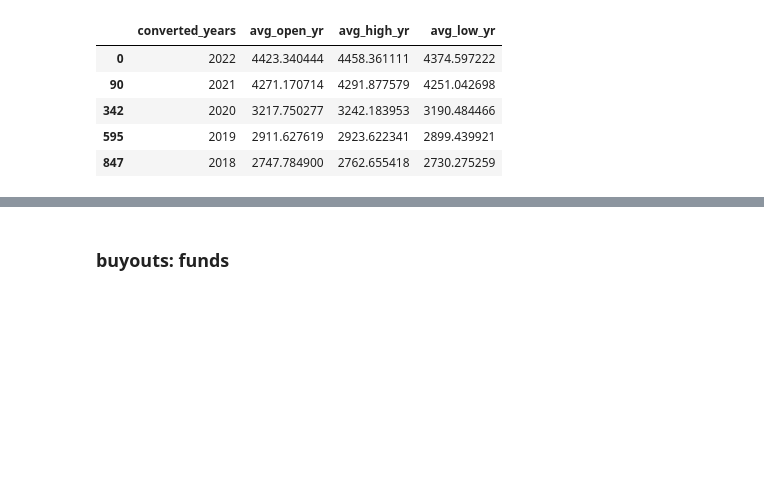
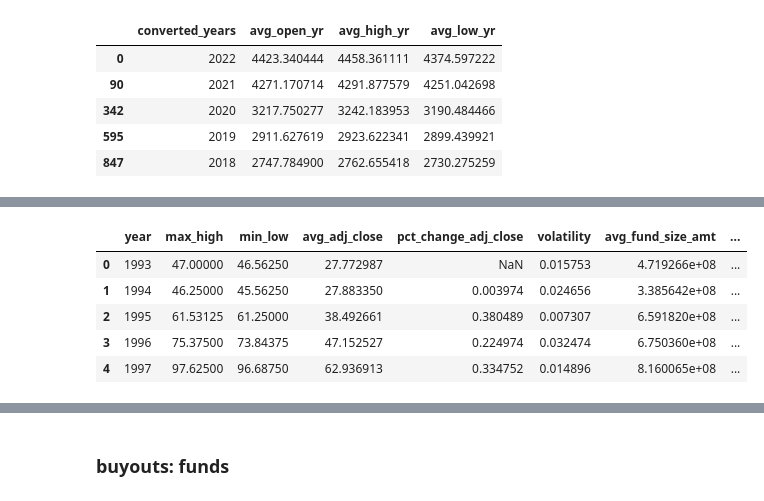
Before and after one commit to anjanaiyer/svb_practicum, a Jupyter notebook: buyouts/buyouts_sp_test.ipynb, the cells around one changed output, grey strips where cells are left out. Saved outputs shown, nothing was run; the diff lists cells and outputs as text; code cells hidden in the pictures; blank space fills up the shorter version.

```diff
--- a/buyouts/buyouts_sp_test.ipynb
+++ b/buyouts/buyouts_sp_test.ipynb
@@ -140,0 +211,5 @@ See the caveats in the documentation: https://pandas.pydata.org/pandas-docs/stab
+# %%
+## goal when investing: low volatility
+
+df_agg['volatility'] = (df_agg['max_high'] - df_agg['min_low']) / df_agg['avg_adj_close']
+df_agg.head()
@@ -140,0 +223,3 @@ See the caveats in the documentation: https://pandas.pydata.org/pandas-docs/stab
+# %%
+df_agg['year'] = df_agg['year'].astype(int)
+df_agg.head()
@@ -140,0 +233,7 @@ See the caveats in the documentation: https://pandas.pydata.org/pandas-docs/stab
+# %%
+## year by year LP commitments
+
+df_lp = pd.read_csv('buyouts_lp/buyouts_lp_csv/lp_commitments.csv')
+df_lp = df_lp.sort_values('vintage_year', ascending=False)
+df_lp = df_lp[df_lp['vintage_year'] != 0]
+df_lp.head()
@@ -140,0 +247,6 @@ See the caveats in the documentation: https://pandas.pydata.org/pandas-docs/stab
+# %%
+df_lp_grouped = df_lp.groupby('vintage_year',as_index=False).agg({'fund_size_amt':'mean', 'commitment_amt':'mean'})
+df_lp_grouped = df_lp_grouped.sort_values('vintage_year', ascending=False)
+df_lp_grouped = df_lp_grouped.rename(columns={'fund_size_amt':'avg_fund_size_amt',
+                                              'commitment_amt':'avg_commitment_amt'})
+df_lp_grouped.head()
@@ -140,0 +260,15 @@ See the caveats in the documentation: https://pandas.pydata.org/pandas-docs/stab
+# %%
+## merge S&P data with LP Commitment data
+
+df_lp_merge = df_lp_grouped.rename(columns={'vintage_year':'year'})
+
+df_merged = pd.merge(df_agg, df_lp_merge, on='year')
+df_merged = df_merged.sort_values('year')
+df_merged.head()
+# %% [output]
+|  | year | max_high | min_low | avg_adj_close | pct_change_adj_close | volatility | avg_fund_size_amt | ... |
+| 0 | 1993 | 47.00000 | 46.56250 | 27.772987 | NaN | 0.015753 | 4.719266e+08 | ... |
+| 1 | 1994 | 46.25000 | 45.56250 | 27.883350 | 0.003974 | 0.024656 | 3.385642e+08 | ... |
+| 2 | 1995 | 61.53125 | 61.25000 | 38.492661 | 0.380489 | 0.007307 | 6.591820e+08 | ... |
+| 3 | 1996 | 75.37500 | 73.84375 | 47.152527 | 0.224974 | 0.032474 | 6.750360e+08 | ... |
+| 4 | 1997 | 97.62500 | 96.68750 | 62.936913 | 0.334752 | 0.014896 | 8.160065e+08 | ... |
```
Also changed, not shown: parts of 29 cells of this notebook, 1 other file.
